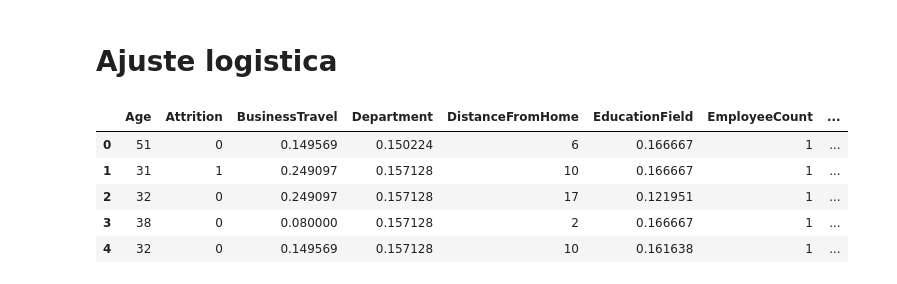
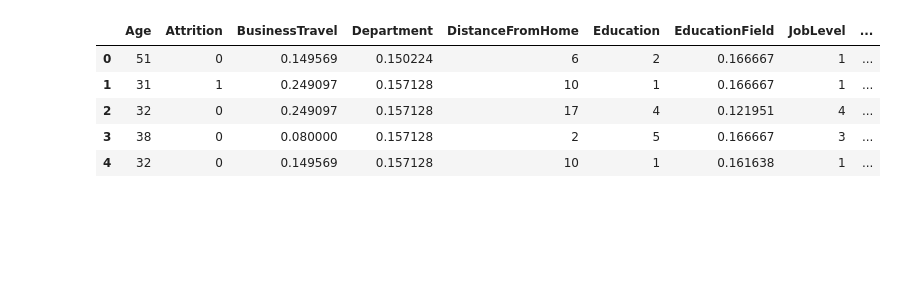
Before and after one commit to Ivan-BV/proyecto8-PrediccionEmpleados, a Jupyter notebook: modelos/modelo1/3. ajuste-logistica.ipynb, the cells around one changed output. Saved outputs shown, nothing was run; the diff lists cells and outputs as text; code cells hidden in the pictures; blank space fills up the shorter version.

```diff
--- a/modelos/modelo1/3. ajuste-logistica.ipynb
+++ b/modelos/modelo1/3. ajuste-logistica.ipynb
@@ -32,13 +27,11 @@ warnings.filterwarnings("ignore")
-# %% [markdown]
-# Ajuste logistica
 # %%
-picklee = pd.read_pickle("../datos/output/data_final_encoded.pkl")
-df = pd.DataFrame(picklee)
+data_pickle = pd.read_pickle("datos/data_final_encoded.pkl")
+df = pd.DataFrame(data_pickle)
 df.head()
 # %% [output]
-|  | Age | Attrition | BusinessTravel | Department | DistanceFromHome | EducationField | EmployeeCount | ... |
-| 0 | 51 | 0 | 0.149569 | 0.150224 | 6 | 0.166667 | 1 | ... |
-| 1 | 31 | 1 | 0.249097 | 0.157128 | 10 | 0.166667 | 1 | ... |
-| 2 | 32 | 0 | 0.249097 | 0.157128 | 17 | 0.121951 | 1 | ... |
-| 3 | 38 | 0 | 0.080000 | 0.157128 | 2 | 0.166667 | 1 | ... |
-| 4 | 32 | 0 | 0.149569 | 0.157128 | 10 | 0.161638 | 1 | ... |
+|  | Age | Attrition | BusinessTravel | Department | DistanceFromHome | Education | EducationField | JobLevel | ... |
+| 0 | 51 | 0 | 0.149569 | 0.150224 | 6 | 2 | 0.166667 | 1 | ... |
+| 1 | 31 | 1 | 0.249097 | 0.157128 | 10 | 1 | 0.166667 | 1 | ... |
+| 2 | 32 | 0 | 0.249097 | 0.157128 | 17 | 4 | 0.121951 | 4 | ... |
+| 3 | 38 | 0 | 0.080000 | 0.157128 | 2 | 5 | 0.166667 | 3 | ... |
+| 4 | 32 | 0 | 0.149569 | 0.157128 | 10 | 1 | 0.161638 | 1 | ... |
```
Also changed, not shown: parts of 15 cells of this notebook, 50 other files.
